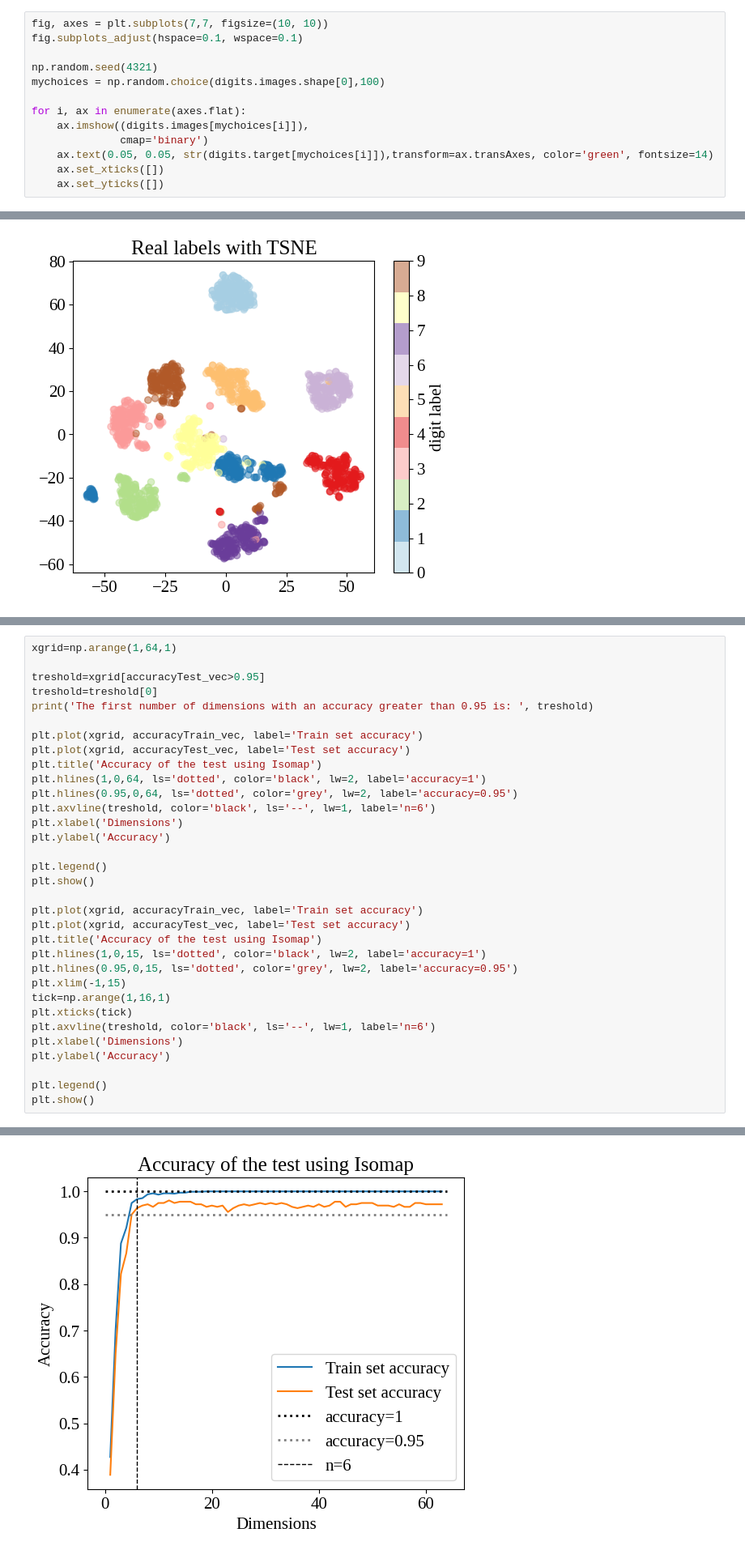
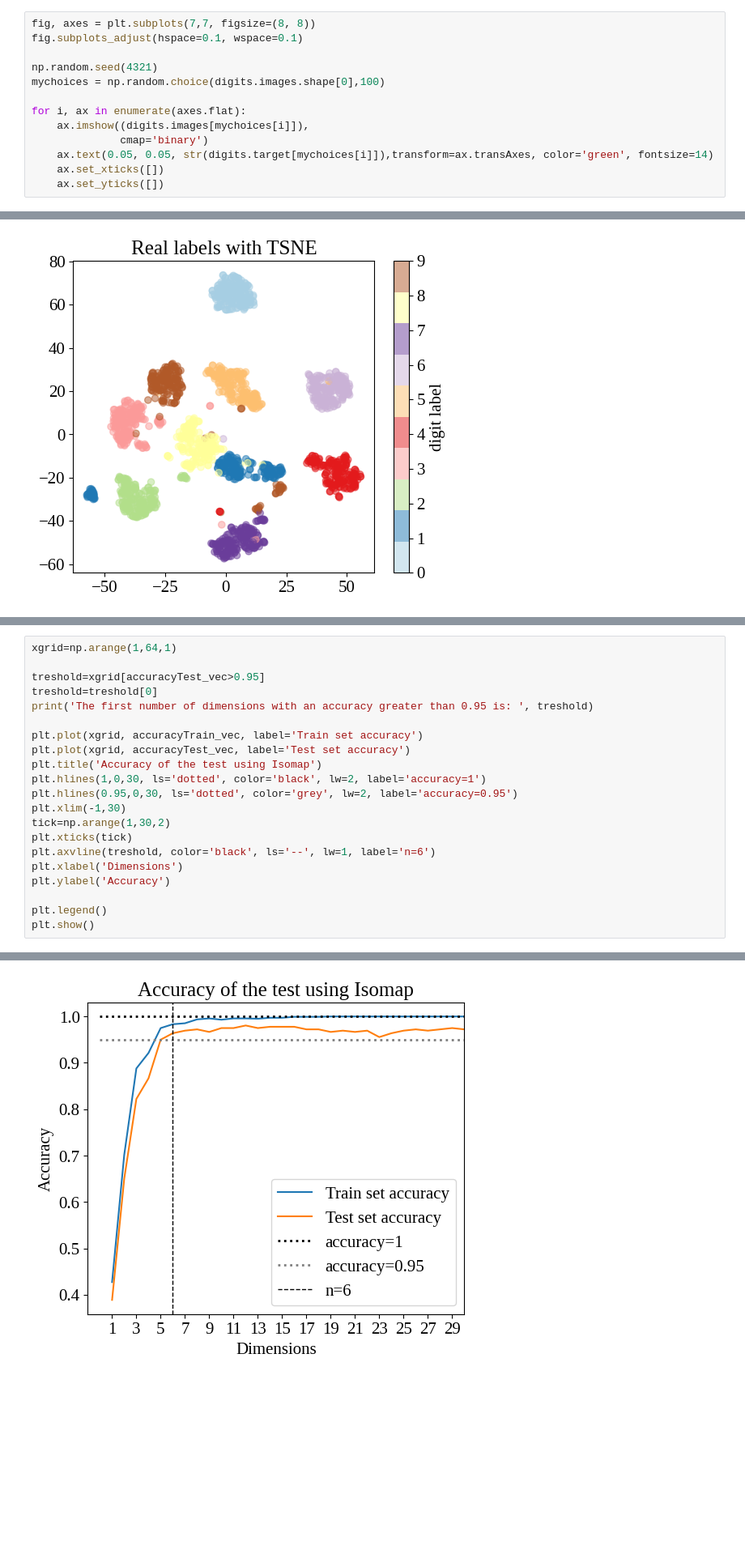
Before and after one commit to Alexpedro130/astrostatistics_bicocca_2023, a Jupyter notebook: working/L13_handwritten_digits.ipynb, the cells around one changed output, grey strips where cells are left out. Shown at 81% size. Drawn from its saved outputs; the diff is of its cells as text; blank space fills up the shorter version.

```diff
--- a/working/L13_handwritten_digits.ipynb
+++ b/working/L13_handwritten_digits.ipynb
@@ -24,5 +46,5 @@ X, y = digits.data, digits.target
 # %%
-fig, axes = plt.subplots(7,7, figsize=(10, 10))
+fig, axes = plt.subplots(7,7, figsize=(8, 8))
 fig.subplots_adjust(hspace=0.1, wspace=0.1)
 
 np.random.seed(4321)
@@ -139,36 +193,24 @@ for i in range(1,64):
 # %%
 xgrid=np.arange(1,64,1)
 
 treshold=xgrid[accuracyTest_vec>0.95]
 treshold=treshold[0]
 print('The first number of dimensions with an accuracy greater than 0.95 is: ', treshold)
 
 plt.plot(xgrid, accuracyTrain_vec, label='Train set accuracy')
 plt.plot(xgrid, accuracyTest_vec, label='Test set accuracy')
 plt.title('Accuracy of the test using Isomap')
-plt.hlines(1,0,64, ls='dotted', color='black', lw=2, label='accuracy=1')
-plt.hlines(0.95,0,64, ls='dotted', color='grey', lw=2, label='accuracy=0.95')
-plt.axvline(treshold, color='black', ls='--', lw=1, label='n=6')
-plt.xlabel('Dimensions')
-plt.ylabel('Accuracy')
-
-plt.legend()
-plt.show()
-
-plt.plot(xgrid, accuracyTrain_vec, label='Train set accuracy')
-plt.plot(xgrid, accuracyTest_vec, label='Test set accuracy')
-plt.title('Accuracy of the test using Isomap')
-plt.hlines(1,0,15, ls='dotted', color='black', lw=2, label='accuracy=1')
-plt.hlines(0.95,0,15, ls='dotted', color='grey', lw=2, label='accuracy=0.95')
-plt.xlim(-1,15)
-tick=np.arange(1,16,1)
+plt.hlines(1,0,30, ls='dotted', color='black', lw=2, label='accuracy=1')
+plt.hlines(0.95,0,30, ls='dotted', color='grey', lw=2, label='accuracy=0.95')
+plt.xlim(-1,30)
+tick=np.arange(1,30,2)
 plt.xticks(tick)
 plt.axvline(treshold, color='black', ls='--', lw=1, label='n=6')
 plt.xlabel('Dimensions')
 plt.ylabel('Accuracy')
 
 plt.legend()
 plt.show()
 # %% [output]
 The first number of dimensions with an accuracy greater than 0.95 is:  6
-[figure, old version]
+[figure, new version]
```
Also changed, not shown: parts of 42 cells of this notebook.
